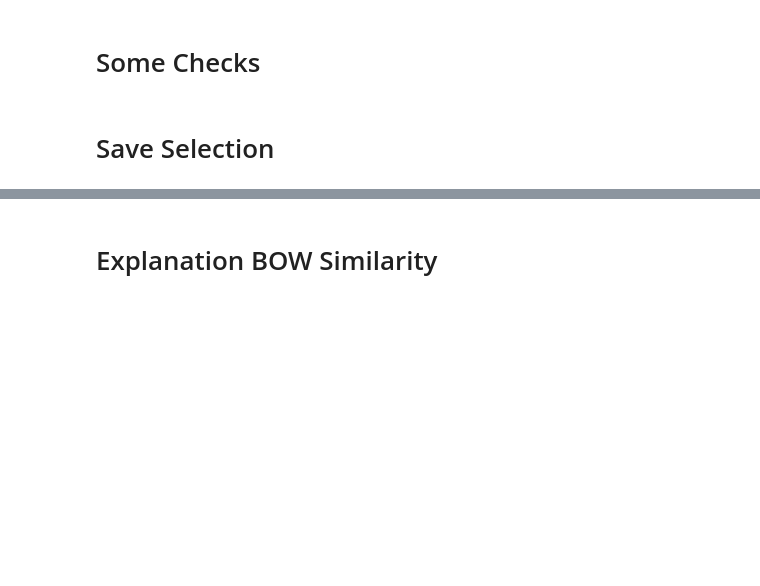
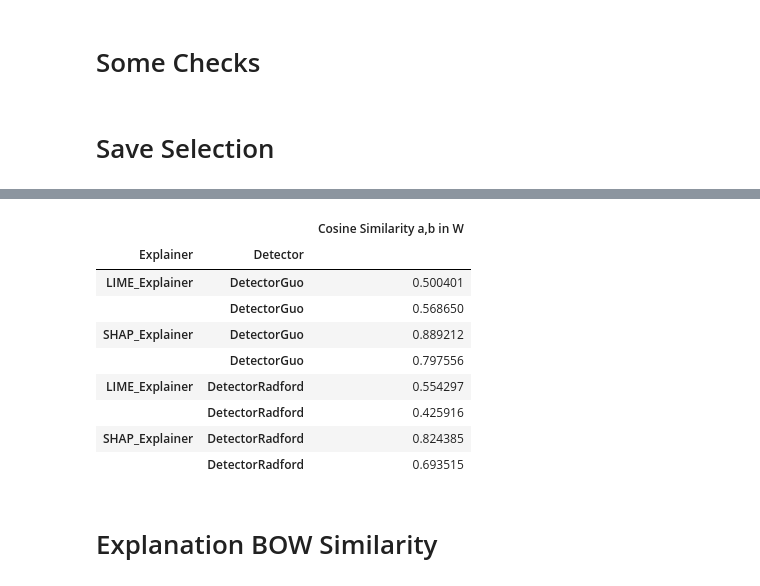
Before and after one commit to loris3/evaluation_explanation_quality, a Jupyter notebook: document_selection_user_study.ipynb, the cells around one changed output, grey strips where cells are left out. Cells and saved outputs as stored; diff of their text form; code cells hidden in the pictures; blank space fills up the shorter version.

```diff
--- a/document_selection_user_study.ipynb
+++ b/document_selection_user_study.ipynb
@@ -386,7 +393,7 @@ document_ids = [i for i in document_ids if i not in exclude_list]
 # %%
 columns = ["Detector", "Explainer", "Documents Phases 1+3", "Documents Phases 2+4", "f(a)", "f(b)", "GT a", "GT b", "idx a", "idx b", "Spacy Semantic Similarity: Cosine Similarity Average of Word Vectors (a,b)", "Jaccard Similarity (a,b)", "Cosine Similarity tfidf Vectors","hash a", "hash b"]
 # %%
-def update_selection(pairs, explainer, detector):
+def update_selection(selection, pairs, explainer, detector):
     for a,b in pairs:
         if OBFUSCATE_RESULTS:
             continue
@@ -405,12 +412,13 @@ def update_selection(pairs, explainer, detector):
                         (tfidf_ * tfidf_.T).toarray()[0,1],
                         explainer.get_hash(documents[a]),
                         explainer.get_hash(documents[b])))
+    return selection
 # %%
 selection = []
-for detector_class in [DetectorDetectGPT,DetectorRadford,DetectorGuo]:
+for detector_class in [DetectorRadford,DetectorGuo]:
     detector = detector_class()
     display(HTML("<h1>{}</h1>".format(detector.__class__.__name__)))
-    for explainer_class in [Anchor_Explainer, LIME_Explainer,SHAP_Explainer]:
+    for explainer_class in [LIME_Explainer,SHAP_Explainer]:
         explainer = explainer_class(detector)
         display(HTML("<h2>{}</h2>".format(explainer.__class__.__name__)))
 
@@ -418,6 +426,6 @@ for detector_class in [DetectorDetectGPT,DetectorRadford,DetectorGuo]:
         if len(selection) > 0:
             texts_already_selected = list(zip(*selection))[2] + list(zip(*selection))[3]
         pairs = obtain_dataset(explainer, detector, documents, gold_labels, document_ids, texts_already_selected=texts_already_selected)
-        print_pairs(pairs, documents, gold_labels, document_ids, detector, explainer)
-        update_selection(pairs, explainer, detector)
+       # print_pairs(pairs, documents, gold_labels, document_ids, detector, explainer)
+        selection = update_selection(selection, pairs, explainer, detector)
         # break
@@ -504,2 +698,15 @@ b = documents[document_ids[281]]
+# %%
+get_metrics_W_random(df)
+# %% [output]
+|  |  | Cosine Similarity a,b in W |
+| Explainer | Detector |  |
+| LIME_Explainer | DetectorGuo | 0.500401 |
+|  | DetectorGuo | 0.568650 |
+| SHAP_Explainer | DetectorGuo | 0.889212 |
+|  | DetectorGuo | 0.797556 |
+| LIME_Explainer | DetectorRadford | 0.554297 |
+|  | DetectorRadford | 0.425916 |
+| SHAP_Explainer | DetectorRadford | 0.824385 |
+|  | DetectorRadford | 0.693515 |
 # %% [markdown]
 # Explanation BOW Similarity
```
Also changed, not shown: parts of 55 cells of this notebook, 7 other files.
